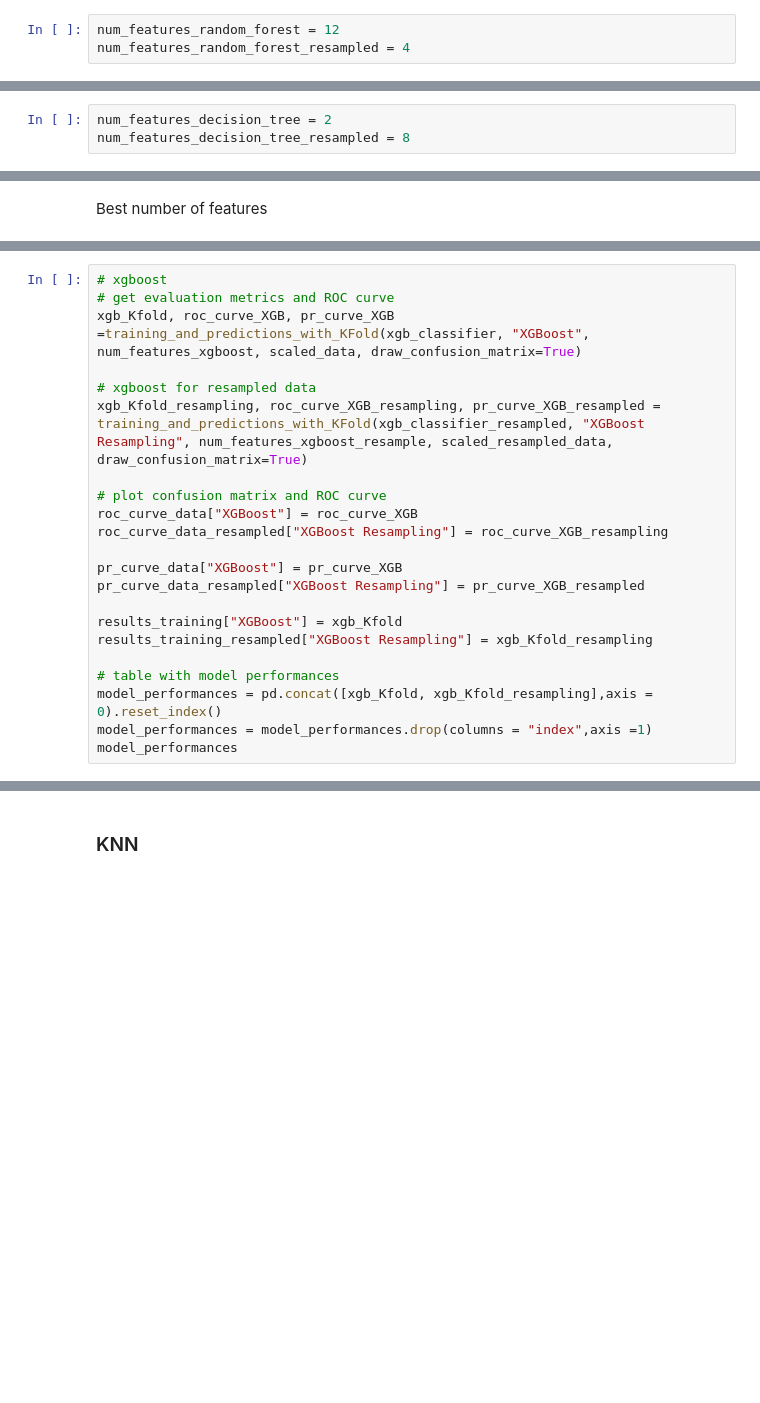
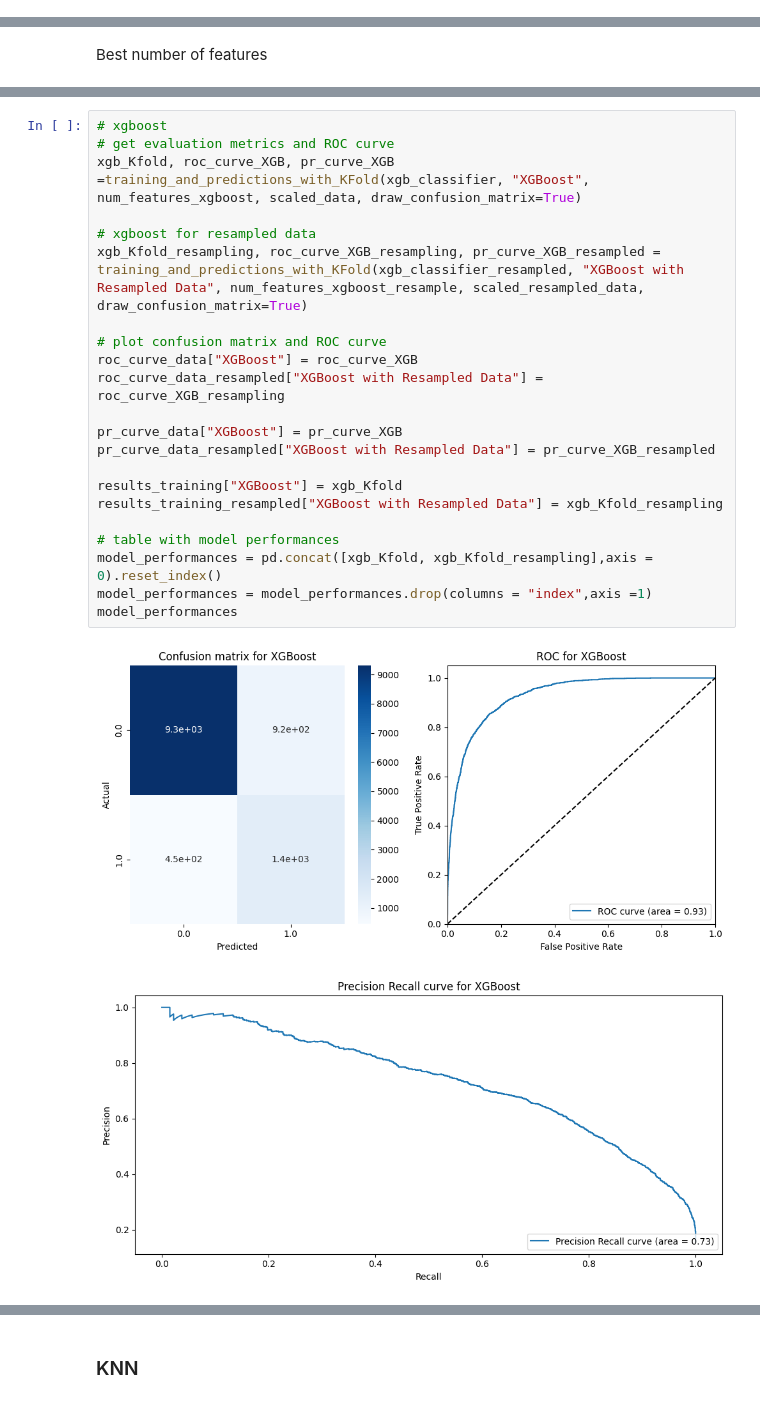
Before and after one commit to marianaosiecka/ML_project_uwr_2025, a Jupyter notebook: project.ipynb, the cells around one changed output, grey strips where cells are left out. Drawn from its saved outputs; the diff is of its cells as text; blank space fills up the shorter version.

```diff
--- a/project.ipynb
+++ b/project.ipynb
@@ -491,6 +660,3 @@ Number of features Random Forest with Resampled Data:  4
-# %%
-num_features_random_forest = 12
-num_features_random_forest_resampled = 4
 # %%
 # random forest
 # get evaluation metrics and ROC curve
@@ -588,6 +769,3 @@ Number of features for Decision Tree with Resampled Data:  8
-# %%
-num_features_decision_tree = 2
-num_features_decision_tree_resampled = 8
 # %%
 # decision tree
 # get evaluation metrics
@@ -700,22 +896,25 @@ Performance metrics: confusion matrix, ROC curve, accuracy, recall, precision an
 # %%
 # xgboost
 # get evaluation metrics and ROC curve
 xgb_Kfold, roc_curve_XGB, pr_curve_XGB =training_and_predictions_with_KFold(xgb_classifier, "XGBoost", num_features_xgboost, scaled_data, draw_confusion_matrix=True)
 
 # xgboost for resampled data
-xgb_Kfold_resampling, roc_curve_XGB_resampling, pr_curve_XGB_resampled = training_and_predictions_with_KFold(xgb_classifier_resampled, "XGBoost Resampling", num_features_xgboost_resample, scaled_resampled_data, draw_confusion_matrix=True)
+xgb_Kfold_resampling, roc_curve_XGB_resampling, pr_curve_XGB_resampled = training_and_predictions_with_KFold(xgb_classifier_resampled, "XGBoost with Resampled Data", num_features_xgboost_resample, scaled_resampled_data, draw_confusion_matrix=True)
 
 # plot confusion matrix and ROC curve
 roc_curve_data["XGBoost"] = roc_curve_XGB
-roc_curve_data_resampled["XGBoost Resampling"] = roc_curve_XGB_resampling
+roc_curve_data_resampled["XGBoost with Resampled Data"] = roc_curve_XGB_resampling
 
 pr_curve_data["XGBoost"] = pr_curve_XGB
-pr_curve_data_resampled["XGBoost Resampling"] = pr_curve_XGB_resampled
+pr_curve_data_resampled["XGBoost with Resampled Data"] = pr_curve_XGB_resampled
 
 results_training["XGBoost"] = xgb_Kfold
-results_training_resampled["XGBoost Resampling"] = xgb_Kfold_resampling
+results_training_resampled["XGBoost with Resampled Data"] = xgb_Kfold_resampling
 
 # table with model performances
 model_performances = pd.concat([xgb_Kfold, xgb_Kfold_resampling],axis = 0).reset_index()
 model_performances = model_performances.drop(columns = "index",axis =1)
 model_performances
+# %% [output]
+[figure, added]
+[figure, added]
```
Also changed, not shown: parts of 53 cells of this notebook, 1 other file.
